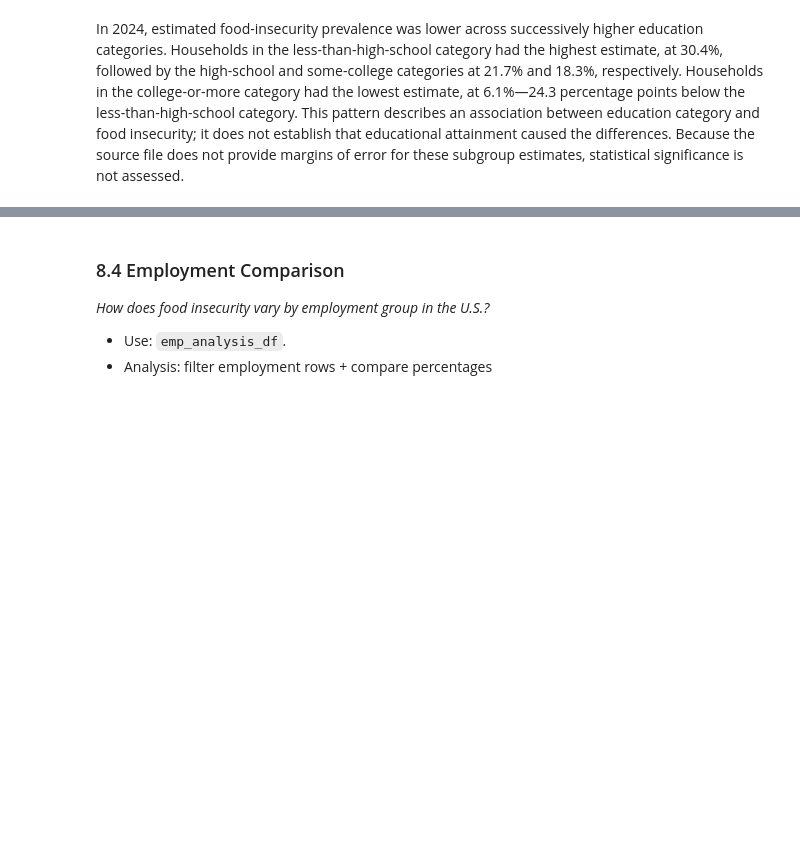
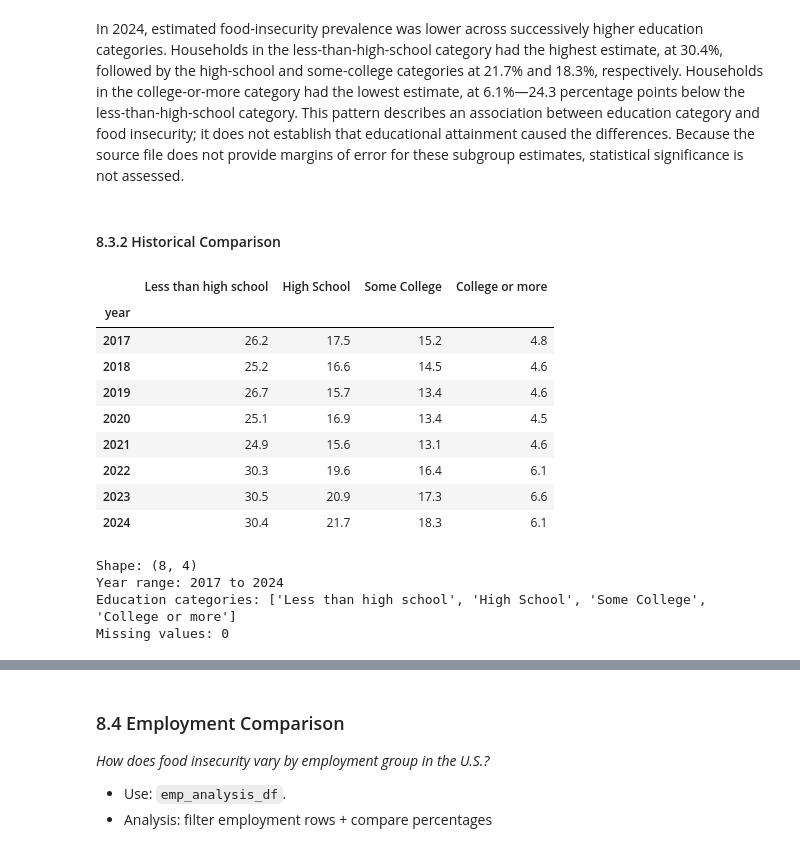
Before and after one commit to MichaelBujard/notebook-portfolio-project-0, a Jupyter notebook: notebooks/food_insecurity_analysis.ipynb, the cells around one changed output, grey strips where cells are left out. Drawn from its saved outputs; the diff is of its cells as text; code cells hidden in the pictures; blank space fills up the shorter version.

```diff
--- a/notebooks/food_insecurity_analysis.ipynb
+++ b/notebooks/food_insecurity_analysis.ipynb
@@ -2576,3 +2586,60 @@ plt.show()
 [figure]
 # %% [markdown]
 In 2024, estimated food-insecurity prevalence was lower across successively higher education categories. Households in the less-than-high-school category had the highest estimate, at 30.4%, followed by the high-school and some-college categories at 21.7% and 18.3%, respectively. Households in the college-or-more category had the lowest estimate, at 6.1%—24.3 percentage points below the less-than-high-school category. This pattern describes an association between education category and food insecurity; it does not establish that educational attainment caused the differences. Because the source file does not provide margins of error for these subgroup estimates, statistical significance is not assessed.
+# %% [markdown]
+#### 8.3.2 Historical Comparison
+# %%
+historical_education_table = (
+    educ_analysis_df
+    .pivot(
+        index='year',
+        columns='education',
+        values='food_insecure_percent'
+    )
+    .sort_index()
+    .reindex(education_order, axis=1)
+)
+
+historical_education_table.columns.name = None
+
+display(historical_education_table)
+# %% [output]
+|  | Less than high school | High School | Some College | College or more |
+| year |  |  |  |  |
+| 2017 | 26.2 | 17.5 | 15.2 | 4.8 |
+| 2018 | 25.2 | 16.6 | 14.5 | 4.6 |
+| 2019 | 26.7 | 15.7 | 13.4 | 4.6 |
+| 2020 | 25.1 | 16.9 | 13.4 | 4.5 |
+| 2021 | 24.9 | 15.6 | 13.1 | 4.6 |
+| 2022 | 30.3 | 19.6 | 16.4 | 6.1 |
+| 2023 | 30.5 | 20.9 | 17.3 | 6.6 |
+| 2024 | 30.4 | 21.7 | 18.3 | 6.1 |
+# %%
+expected_education_years = list(range(2017, 2025))
+
+print('Shape:', historical_education_table.shape)
+print(
+    'Year range:',
+    historical_education_table.index.min(),
+    'to',
+    historical_education_table.index.max()
+)
+print(
+    'Education categories:',
+    historical_education_table.columns.tolist()
+)
+print(
+    'Missing values:',
+    historical_education_table.isna().sum().sum()
+)
+
+assert historical_education_table.shape == (8, 4)
+assert historical_education_table.index.tolist() == expected_education_years
+assert historical_education_table.columns.tolist() == education_order
+assert historical_education_table.index.is_unique
+assert not historical_education_table.isna().any().any()
+# %% [output]
+Shape: (8, 4)
+Year range: 2017 to 2024
+Education categories: ['Less than high school', 'High School', 'Some College', 'College or more']
+Missing values: 0
```
Also changed, not shown: parts of 7 cells of this notebook, 1 other file.
